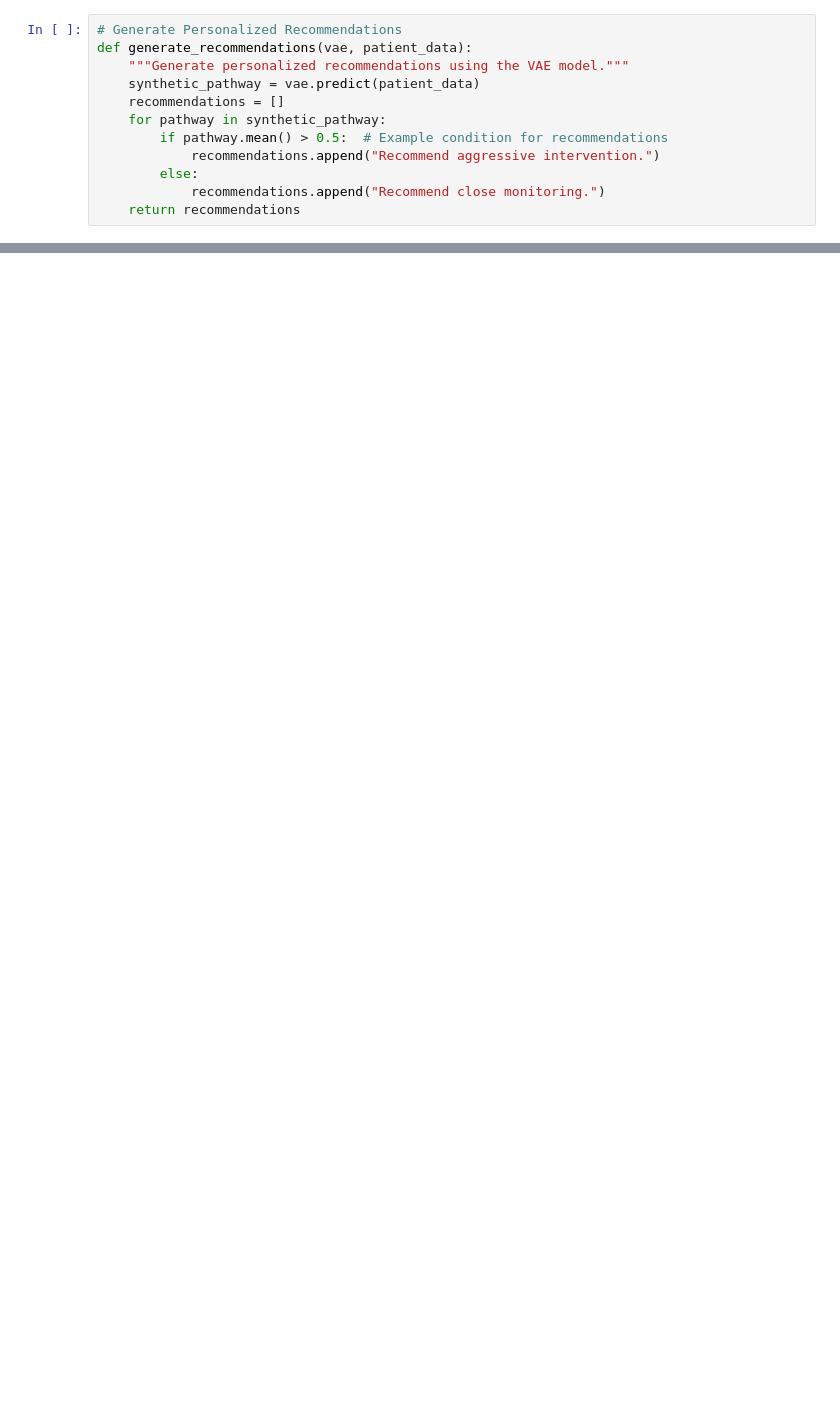
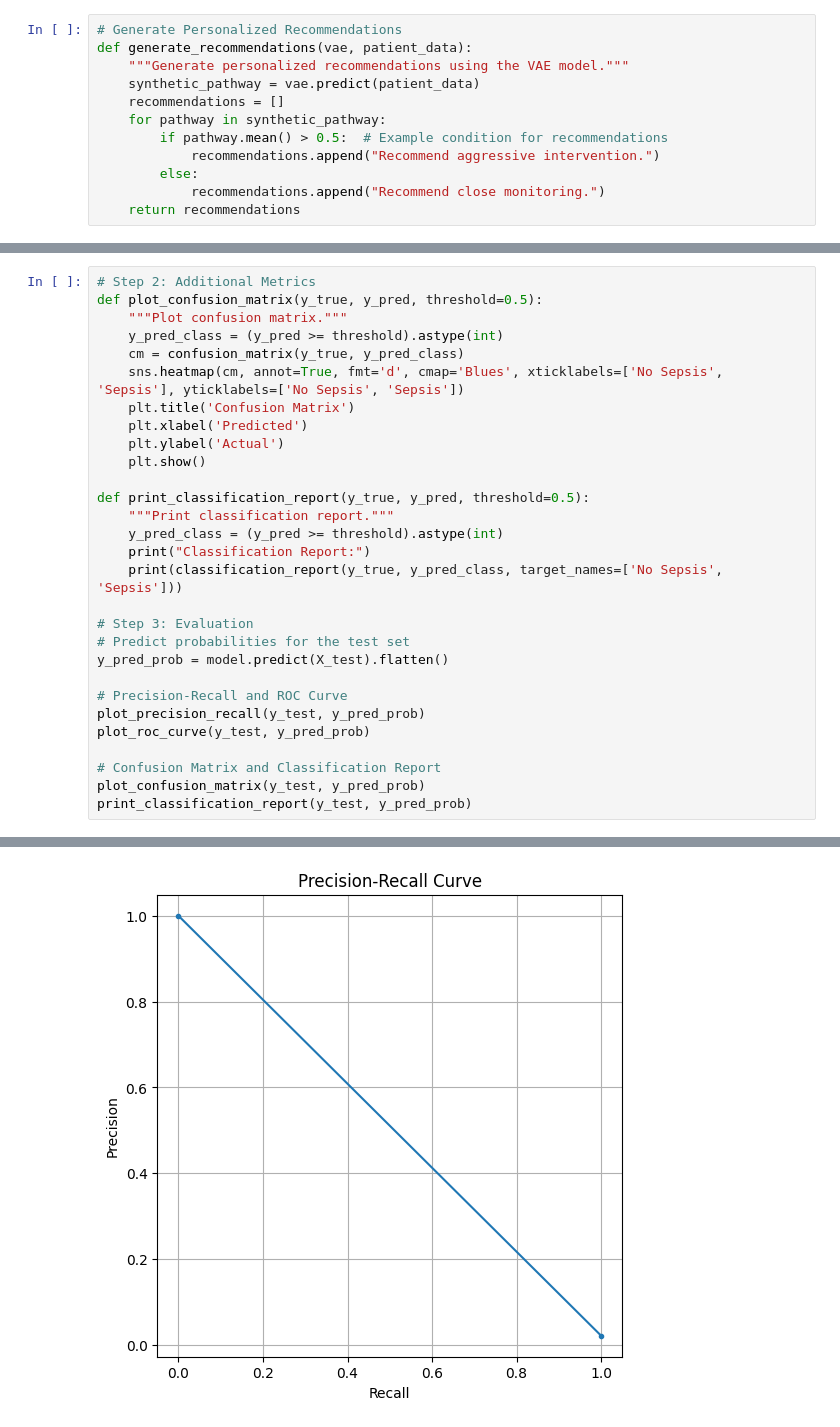
Before and after one commit to xinqilee/alternative-assignmenr-aml, a Jupyter notebook: sepsis_lstm_wj.ipynb, the cells around one changed output, grey strips where cells are left out. Saved outputs shown, nothing was run; the diff lists cells and outputs as text; blank space fills up the shorter version.

```diff
--- a/sepsis_lstm_wj.ipynb
+++ b/sepsis_lstm_wj.ipynb
@@ -266,0 +294,30 @@ Patient 5: Recommend close monitoring.
+# %%
+# Step 2: Additional Metrics
+def plot_confusion_matrix(y_true, y_pred, threshold=0.5):
+    """Plot confusion matrix."""
+    y_pred_class = (y_pred >= threshold).astype(int)
+    cm = confusion_matrix(y_true, y_pred_class)
+    sns.heatmap(cm, annot=True, fmt='d', cmap='Blues', xticklabels=['No Sepsis', 'Sepsis'], yticklabels=['No Sepsis', 'Sepsis'])
+    plt.title('Confusion Matrix')
+    plt.xlabel('Predicted')
+    plt.ylabel('Actual')
+    plt.show()
+
+def print_classification_report(y_true, y_pred, threshold=0.5):
+    """Print classification report."""
+    y_pred_class = (y_pred >= threshold).astype(int)
+    print("Classification Report:")
+    print(classification_report(y_true, y_pred_class, target_names=['No Sepsis', 'Sepsis']))
+
+# Step 3: Evaluation
+# Predict probabilities for the test set
+y_pred_prob = model.predict(X_test).flatten()
+
+# Precision-Recall and ROC Curve
+plot_precision_recall(y_test, y_pred_prob)
+plot_roc_curve(y_test, y_pred_prob)
+
+# Confusion Matrix and Classification Report
+plot_confusion_matrix(y_test, y_pred_prob)
+print_classification_report(y_test, y_pred_prob)
+# %% [output]
@@ -266,0 +325 @@ Patient 5: Recommend close monitoring.
+[figure, added]
```
Also changed, not shown: parts of 11 cells of this notebook.
